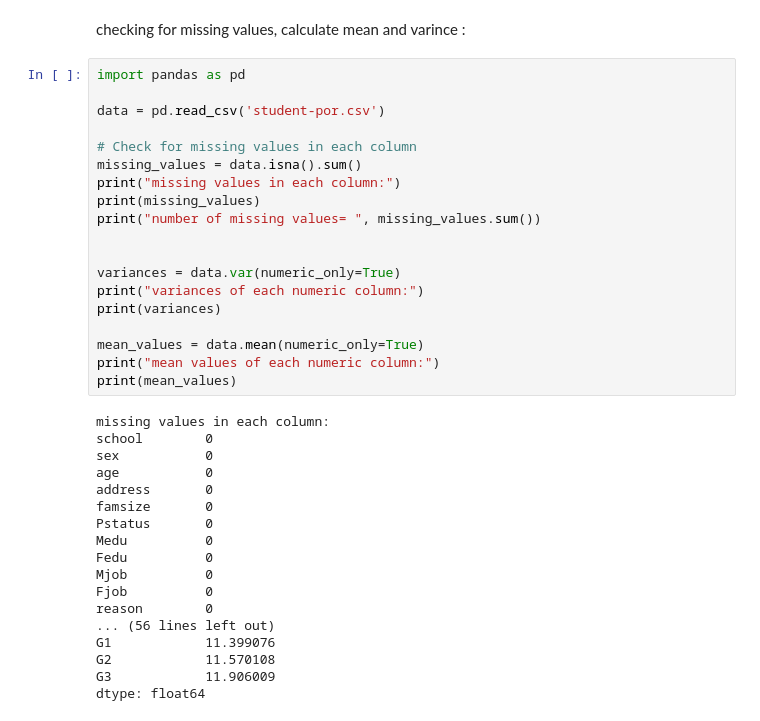
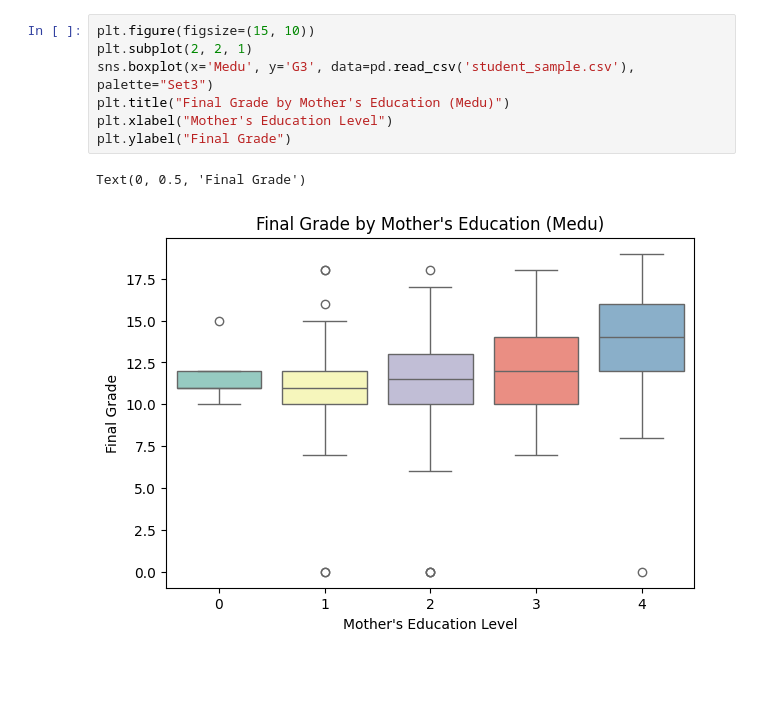
Before and after one commit to iraseel74/mining-project, a Jupyter notebook: Phase2.ipynb, the cells around one changed output. Saved outputs shown, nothing was run; the diff lists cells and outputs as text; blank space fills up the shorter version.

```diff
--- a/Phase2.ipynb
+++ b/Phase2.ipynb
@@ -135,39 +68,10 @@ plt.show()
-# %% [markdown]
-checking for missing values, calculate mean and varince :
-# %%
-import pandas as pd
-
-data = pd.read_csv('student-por.csv')
-
-# Check for missing values in each column
-missing_values = data.isna().sum()
-print("missing values in each column:")
-print(missing_values)
-print("number of missing values= ", missing_values.sum())
-
-
-variances = data.var(numeric_only=True)
-print("variances of each numeric column:")
-print(variances)
-
-mean_values = data.mean(numeric_only=True)
-print("mean values of each numeric column:")
-print(mean_values)
-# %% [output]
-missing values in each column:
-school        0
-sex           0
-age           0
-address       0
-famsize       0
-Pstatus       0
-Medu          0
-Fedu          0
-Mjob          0
-Fjob          0
-reason        0
-... (56 lines left out)
-G1            11.399076
-G2            11.570108
-G3            11.906009
-dtype: float64
+# %%
+plt.figure(figsize=(15, 10))
+plt.subplot(2, 2, 1)
+sns.boxplot(x='Medu', y='G3', data=pd.read_csv('student_sample.csv'), palette="Set3")
+plt.title("Final Grade by Mother's Education (Medu)")
+plt.xlabel("Mother's Education Level")
+plt.ylabel("Final Grade")
+# %% [output]
+Text(0, 0.5, 'Final Grade')
+[figure, added]
```
Also changed, not shown: parts of 33 cells of this notebook.
